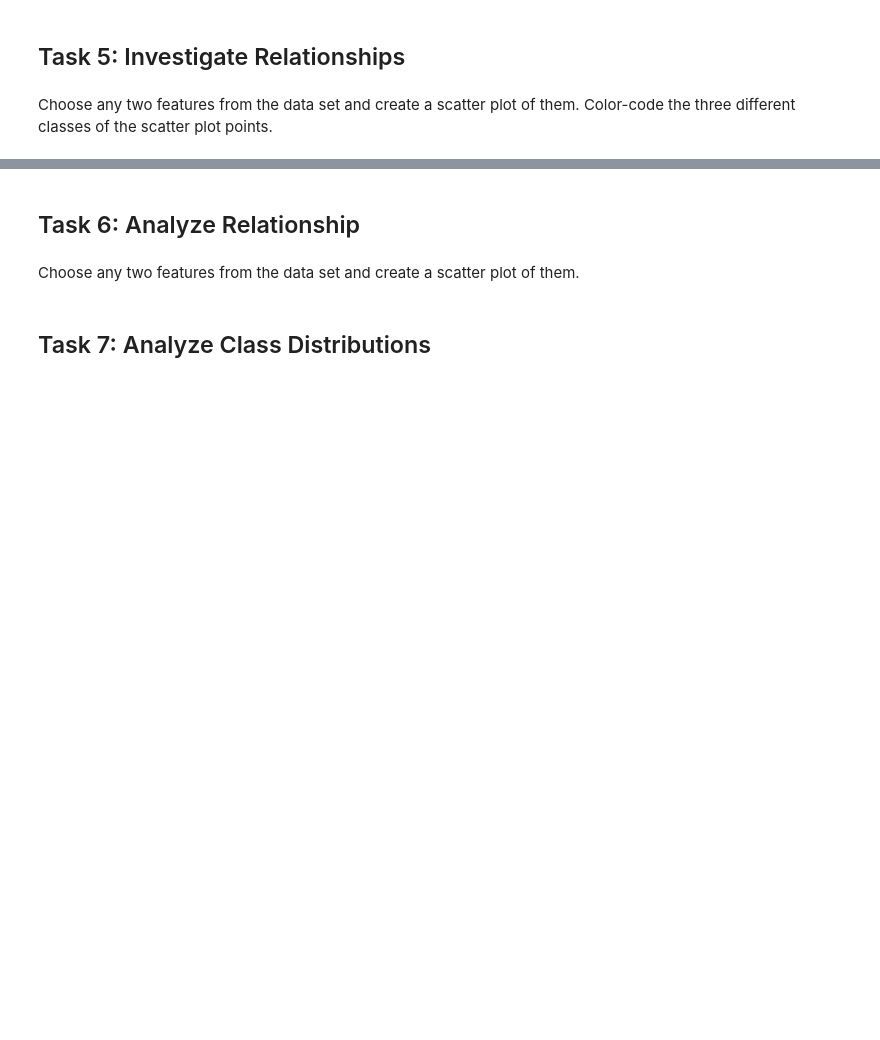
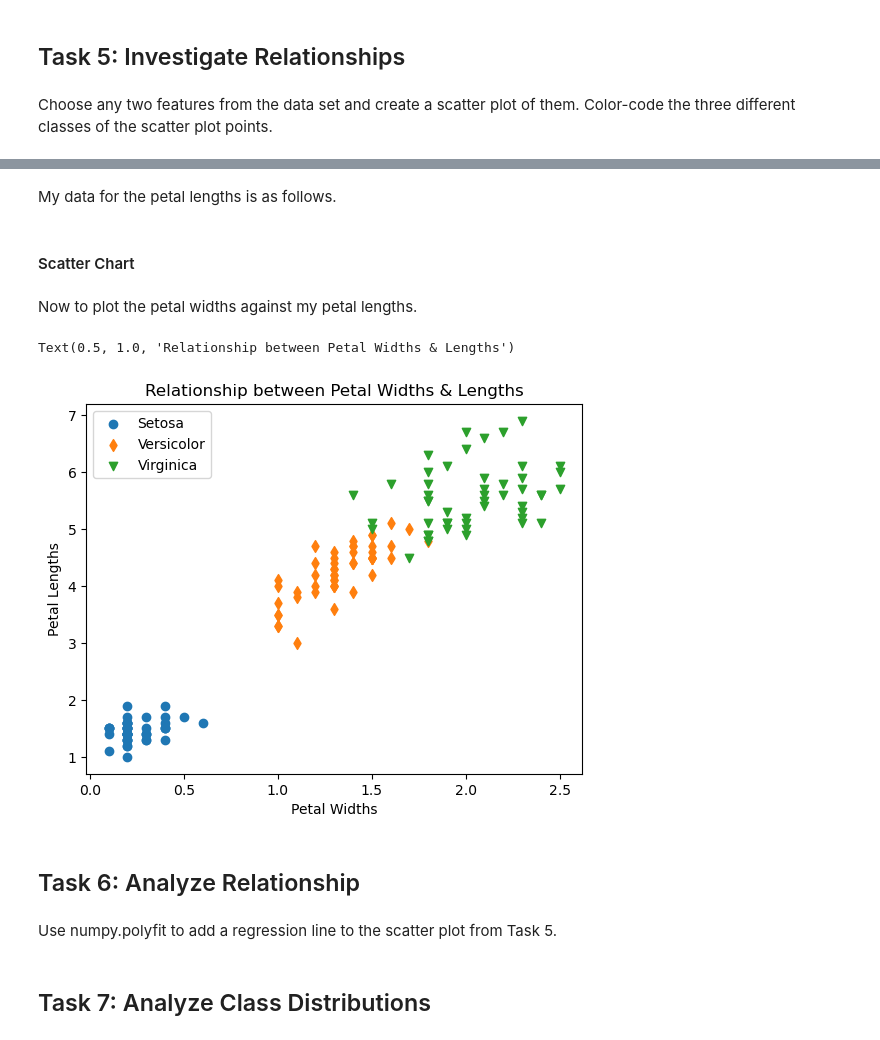
Before and after one commit to callagg2/principles_of_data_analytics, a Jupyter notebook: assessment/tasks.ipynb, the cells around one changed output, grey strips where cells are left out. Saved outputs shown, nothing was run; the diff lists cells and outputs as text; code cells hidden in the pictures; blank space fills up the shorter version.

Commit message:
Task 5, creating a scatter plot, is now completed

```diff
--- a/assessment/tasks.ipynb
+++ b/assessment/tasks.ipynb
@@ -199,7 +307,48 @@ Color-code the three different classes of the scatter plot points.
+# %%
+setosa_petal_width=(iris[0][0][3],iris[0][1][3],iris[0][2][3],iris[0][3][3],iris[0][4][3],iris[0][5][3],iris[0][6][3],iris[0][7][3],iris[0][8][3],iris[0][9][3],iris[0][10][3],iris[0][11][3],iris[0][12][3],iris[0][13][3],iris[0][14][3],iris[0][15][3],iris[0][16][3],iris[0][17][3],iris[0][18][3],iris[0][19][3],iris[0][20][3],iris[0][21][3],iris[0][22][3],iris[0][23][3],iris[0][24][3],iris[0][25][3],iris[0][26][3],iris[0][27][3],iris[0][28][3],iris[0][29][3],iris[0][30][3],iris[0][31][3],iris[0][32][3],iris[0][33][3],iris[0][34][3],iris[0][35][3],iris[0][36][3],iris[0][37][3],iris[0][38][3],iris[0][39][3],iris[0][40][3],iris[0][41][3],iris[0][42][3],iris[0][43][3],iris[0][44][3],iris[0][45][3],iris[0][46][3],iris[0][47][3],iris[0][48][3],iris[0][49][3])
+versicolor_petal_width=(iris[1][0][3],iris[1][1][3],iris[1][2][3],iris[1][3][3],iris[1][4][3],iris[1][5][3],iris[1][6][3],iris[1][7][3],iris[1][8][3],iris[1][9][3],iris[1][10][3],iris[1][11][3],iris[1][12][3],iris[1][13][3],iris[1][14][3],iris[1][15][3],iris[1][16][3],iris[1][17][3],iris[1][18][3],iris[1][19][3],iris[1][20][3],iris[1][21][3],iris[1][22][3],iris[1][23][3],iris[1][24][3],iris[1][25][3],iris[1][26][3],iris[1][27][3],iris[1][28][3],iris[1][29][3],iris[1][30][3],iris[1][31][3],iris[1][32][3],iris[1][33][3],iris[1][34][3],iris[1][35][3],iris[1][36][3],iris[1][37][3],iris[1][38][3],iris[1][39][3],iris[1][40][3],iris[1][41][3],iris[1][42][3],iris[1][43][3],iris[1][44][3],iris[1][45][3],iris[1][46][3],iris[1][47][3],iris[1][48][3],iris[1][49][3])
+virginica_petal_width=(iris[2][0][3],iris[2][1][3],iris[2][2][3],iris[2][3][3],iris[2][4][3],iris[2][5][3],iris[2][6][3],iris[2][7][3],iris[2][8][3],iris[2][9][3],iris[2][10][3],iris[2][11][3],iris[2][12][3],iris[2][13][3],iris[2][14][3],iris[2][15][3],iris[2][16][3],iris[2][17][3],iris[2][18][3],iris[2][19][3],iris[2][20][3],iris[2][21][3],iris[2][22][3],iris[2][23][3],iris[2][24][3],iris[2][25][3],iris[2][26][3],iris[2][27][3],iris[2][28][3],iris[2][29][3],iris[2][30][3],iris[2][31][3],iris[2][32][3],iris[2][33][3],iris[2][34][3],iris[2][35][3],iris[2][36][3],iris[2][37][3],iris[2][38][3],iris[2][39][3],iris[2][40][3],iris[2][41][3],iris[2][42][3],iris[2][43][3],iris[2][44][3],iris[2][45][3],iris[2][46][3],iris[2][47][3],iris[2][48][3],iris[2][49][3])
+
+petal_widths=(setosa_petal_width, versicolor_petal_width,virginica_petal_width)
+
+# show
+#petal_widths
+# %% [markdown]
+My data for the petal lengths is as follows.
+# %%
+setosa_petal_length=(iris[0][0][2],iris[0][1][2],iris[0][2][2],iris[0][3][2],iris[0][4][2],iris[0][5][2],iris[0][6][2],iris[0][7][2],iris[0][8][2],iris[0][9][2],iris[0][10][2],iris[0][11][2],iris[0][12][2],iris[0][13][2],iris[0][14][2],iris[0][15][2],iris[0][16][2],iris[0][17][2],iris[0][18][2],iris[0][19][2],iris[0][20][2],iris[0][21][2],iris[0][22][2],iris[0][23][2],iris[0][24][2],iris[0][25][2],iris[0][26][2],iris[0][27][2],iris[0][28][2],iris[0][29][2],iris[0][30][2],iris[0][31][2],iris[0][32][2],iris[0][33][2],iris[0][34][2],iris[0][35][2],iris[0][36][2],iris[0][37][2],iris[0][38][2],iris[0][39][2],iris[0][40][2],iris[0][41][2],iris[0][42][2],iris[0][43][2],iris[0][44][2],iris[0][45][2],iris[0][46][2],iris[0][47][2],iris[0][48][2],iris[0][49][2])
+versicolor_petal_length=(iris[1][0][2],iris[1][1][2],iris[1][2][2],iris[1][3][2],iris[1][4][2],iris[1][5][2],iris[1][6][2],iris[1][7][2],iris[1][8][2],iris[1][9][2],iris[1][10][2],iris[1][11][2],iris[1][12][2],iris[1][13][2],iris[1][14][2],iris[1][15][2],iris[1][16][2],iris[1][17][2],iris[1][18][2],iris[1][19][2],iris[1][20][2],iris[1][21][2],iris[1][22][2],iris[1][23][2],iris[1][24][2],iris[1][25][2],iris[1][26][2],iris[1][27][2],iris[1][28][2],iris[1][29][2],iris[1][30][2],iris[1][31][2],iris[1][32][2],iris[1][33][2],iris[1][34][2],iris[1][35][2],iris[1][36][2],iris[1][37][2],iris[1][38][2],iris[1][39][2],iris[1][40][2],iris[1][41][2],iris[1][42][2],iris[1][43][2],iris[1][44][2],iris[1][45][2],iris[1][46][2],iris[1][47][2],iris[1][48][2],iris[1][49][2])
+virginica_petal_length=(iris[2][0][2],iris[2][1][2],iris[2][2][2],iris[2][3][2],iris[2][4][2],iris[2][5][2],iris[2][6][2],iris[2][7][2],iris[2][8][2],iris[2][9][2],iris[2][10][2],iris[2][11][2],iris[2][12][2],iris[2][13][2],iris[2][14][2],iris[2][15][2],iris[2][16][2],iris[2][17][2],iris[2][18][2],iris[2][19][2],iris[2][20][2],iris[2][21][2],iris[2][22][2],iris[2][23][2],iris[2][24][2],iris[2][25][2],iris[2][26][2],iris[2][27][2],iris[2][28][2],iris[2][29][2],iris[2][30][2],iris[2][31][2],iris[2][32][2],iris[2][33][2],iris[2][34][2],iris[2][35][2],iris[2][36][2],iris[2][37][2],iris[2][38][2],iris[2][39][2],iris[2][40][2],iris[2][41][2],iris[2][42][2],iris[2][43][2],iris[2][44][2],iris[2][45][2],iris[2][46][2],iris[2][47][2],iris[2][48][2],iris[2][49][2])
+
+petal_lengths=(setosa_petal_length, versicolor_petal_length,virginica_petal_length)
+
+#show
+#petal_lengths
+# %% [markdown]
+#### Scatter Chart
+# %% [markdown]
+Now to plot the petal widths against my petal lengths.
+# %%
+fig, ax = plt.subplots()
+
+#Scatter plot
+ax.scatter(setosa_petal_width,setosa_petal_length, marker="o",label="Setosa")
+ax.scatter(versicolor_petal_width,versicolor_petal_length,marker="d", label="Versicolor")
+ax.scatter(virginica_petal_width,virginica_petal_length,marker="v", label="Virginica")
+
+# Labels
+ax.set_xlabel("Petal Widths")
+ax.set_ylabel("Petal Lengths")
+ax.legend()
+
+plt.title("Relationship between Petal Widths & Lengths")
+# %% [output]
+Text(0.5, 1.0, 'Relationship between Petal Widths & Lengths')
+[figure, added]
 # %% [markdown]
 ## Task 6: Analyze Relationship
-# %% [markdown]
-Choose any two features from the data set and create a scatter plot of them.
+# %% [markdown]
+Use numpy.polyfit to add a regression line to the scatter plot from Task 5.
 # %% [markdown]
 ## Task 7: Analyze Class Distributions
 # %% [markdown]
```
Also changed, not shown: parts of 30 cells of this notebook, 1 other file.
